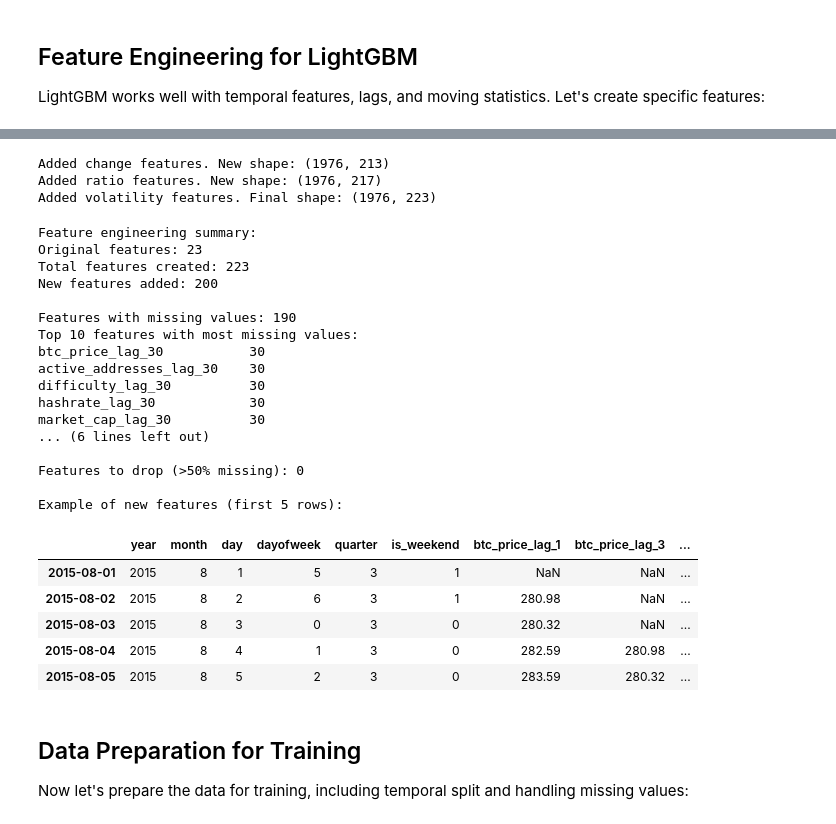
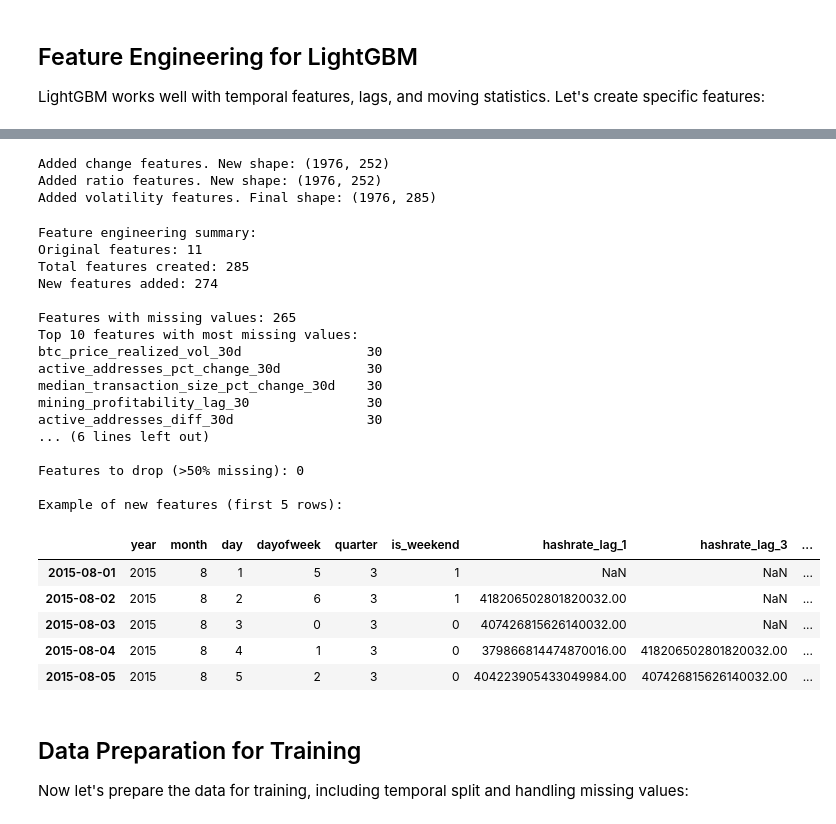
Before and after one commit to jose-fernando-1/Cryptocurrency, a Jupyter notebook: notebooks/LightGBM-processing.ipynb, the cells around one changed output, grey strips where cells are left out. Drawn from its saved outputs; the diff is of its cells as text; code cells hidden in the pictures.

```diff
--- a/notebooks/LightGBM-processing.ipynb
+++ b/notebooks/LightGBM-processing.ipynb
@@ -186,8 +177,7 @@ features_df['quarter'] = features_df.index.quarter
 features_df['is_weekend'] = (features_df.index.dayofweek >= 5).astype(int)
 
 # 2. Lag Features for key variables
-key_vars = ['btc_price', 'active_addresses', 'transactions', 'market_cap',
-           'difficulty', 'hashrate', 'FEDFUNDS', 'gold_close']
+key_vars = FEATURES
 
 lag_periods = [1, 3, 7, 14, 30]
 
@@ -228,26 +218,38 @@ for var in key_vars:
 print(f"Added change features. New shape: {features_df.shape}")
 
 # 5. Ratios and Interactions
-features_df['btc_price_to_gold'] = features_df['btc_price'] / features_df['gold_close']
-features_df['market_cap_to_transactions'] = features_df['market_cap'] / (features_df['transactions'] + 1e-8)
-features_df['hashrate_to_difficulty'] = features_df['hashrate'] / (features_df['difficulty'] + 1e-8)
-features_df['transactions_per_address'] = features_df['transactions'] / (features_df['active_addresses'] + 1e-8)
+if all(col in features_df.columns for col in ['btc_price', 'gold_open']):
+    features_df['btc_price_to_gold'] = features_df['btc_price'] / (features_df['gold_open'] + 1e-8)
+if all(col in features_df.columns for col in ['hashrate', 'difficulty']):
+    features_df['hashrate_to_difficulty'] = features_df['hashrate'] / (features_df['difficulty'] + 1e-8)
+if all(col in features_df.columns for col in ['av_transaction_value', 'active_addresses']):
+    features_df['transaction_value_per_address'] = features_df['av_transaction_value'] / (features_df['active_addresses'] + 1e-8)
 
 print(f"Added ratio features. New shape: {features_df.shape}")
 
 # 6. Volatility Features (rolling standard deviation normalized by mean)
-for var in ['btc_price', 'market_cap', 'transactions']:
+vol_windows = [7, 14, 30]
+eps = 1e-8
+
+for var in key_vars:
     if var in features_df.columns:
-        for window in [7, 30]:
-            mean_val = features_df[var].rolling(window=window).mean()
-            std_val = features_df[var].rolling(window=window).std()
-            features_df[f'{var}_volatility_{window}d'] = std_val / (mean_val + 1e-8)
+        s = features_df[var]
+        for w in vol_windows:
+            roll = s.rolling(window=w)
+            # Normalized volatility (std / mean)
+            features_df[f'{var}_volatility_{w}d'] = roll.std() / (roll.mean() + eps)
+
+# Realized volatility for btc_price using log returns (annualized)
+if 'btc_price' in features_df.columns:
+    log_ret = np.log(features_df['btc_price'] / features_df['btc_price'].shift(1))
+    for w in vol_windows:
+        features_df[f'btc_price_realized_vol_{w}d'] = log_ret.rolling(w).std() * np.sqrt(365)  # annualized estimate
 
 print(f"Added volatility features. Final shape: {features_df.shape}")
 # %% [output]
-Added change features. New shape: (1976, 213)
-Added ratio features. New shape: (1976, 217)
-Added volatility features. Final shape: (1976, 223)
+Added change features. New shape: (1976, 252)
+Added ratio features. New shape: (1976, 252)
+Added volatility features. Final shape: (1976, 285)
 # %%
 # Check feature creation results
 print("Feature engineering summary:")
@@ -258,49 +260,59 @@ print(f"New features added: {len(features_df.columns) - len(df.columns)}")
 # Check missing values after feature engineering
 missing_after_fe = features_df.isnull().sum()
 missing_features = missing_after_fe[missing_after_fe > 0].sort_values(ascending=False)
 
-print(f"\nFeatures with missing values: {len(missing_features)}")
+print(f"\nFeatures with missing values (pre-trim): {len(missing_features)}")
 print("Top 10 features with most missing values:")
 print(missing_features.head(10))
+
+# Context: Many NaNs are expected from edges due to lags/rolling/pct_change.
+# Let's also show missing values AFTER trimming the first 30 rows (what training will see).
+missing_after_trim = features_df.iloc[30:].isnull().sum()
+missing_features_after_trim = missing_after_trim[missing_after_trim > 0].sort_values(ascending=False)
+print(f"\nFeatures with missing values after first-30-day trim: {len(missing_features_after_trim)}")
+print("Top 10 after trim:")
+print(missing_features_after_trim.head(10))
 
 # Remove features with too many missing values (>50% of data)
 threshold = len(features_df) * 0.5
 features_to_drop = missing_features[missing_features > threshold].index.tolist()
 print(f"\nFeatures to drop (>50% missing): {len(features_to_drop)}")
 
 if features_to_drop:
     features_df = features_df.drop(columns=features_to_drop)
     print(f"Shape after dropping high-missing features: {features_df.shape}")
 
 # Show some example new features
 print("\nExample of new features (first 5 rows):")
 new_feature_cols = [col for col in features_df.columns if col not in df.columns]
 if len(new_feature_cols) > 10:
     display(features_df[new_feature_cols[:10]].head())
+else:
+    display(features_df[new_feature_cols].head())
 # %% [output]
 Feature engineering summary:
-Original features: 23
-Total features created: 223
-New features added: 200
+Original features: 11
+Total features created: 285
+New features added: 274
 
-Features with missing values: 190
+Features with missing values: 265
 Top 10 features with most missing values:
-btc_price_lag_30           30
-active_addresses_lag_30    30
-difficulty_lag_30          30
-hashrate_lag_30            30
-market_cap_lag_30          30
+btc_price_realized_vol_30d                30
+active_addresses_pct_change_30d           30
+median_transaction_size_pct_change_30d    30
+mining_profitability_lag_30               30
+active_addresses_diff_30d                 30
 ... (6 lines left out)
 
 Features to drop (>50% missing): 0
 
 Example of new features (first 5 rows):
-|  | year | month | day | dayofweek | quarter | is_weekend | btc_price_lag_1 | btc_price_lag_3 | ... |
+|  | year | month | day | dayofweek | quarter | is_weekend | hashrate_lag_1 | hashrate_lag_3 | ... |
 | 2015-08-01 | 2015 | 8 | 1 | 5 | 3 | 1 | NaN | NaN | ... |
-| 2015-08-02 | 2015 | 8 | 2 | 6 | 3 | 1 | 280.98 | NaN | ... |
-| 2015-08-03 | 2015 | 8 | 3 | 0 | 3 | 0 | 280.32 | NaN | ... |
-| 2015-08-04 | 2015 | 8 | 4 | 1 | 3 | 0 | 282.59 | 280.98 | ... |
-| 2015-08-05 | 2015 | 8 | 5 | 2 | 3 | 0 | 283.59 | 280.32 | ... |
+| 2015-08-02 | 2015 | 8 | 2 | 6 | 3 | 1 | 418206502801820032.00 | NaN | ... |
+| 2015-08-03 | 2015 | 8 | 3 | 0 | 3 | 0 | 407426815626140032.00 | NaN | ... |
+| 2015-08-04 | 2015 | 8 | 4 | 1 | 3 | 0 | 379866814474870016.00 | 418206502801820032.00 | ... |
+| 2015-08-05 | 2015 | 8 | 5 | 2 | 3 | 0 | 404223905433049984.00 | 407426815626140032.00 | ... |
 # %% [markdown]
 ## Data Preparation for Training
 
```
Also changed, not shown: parts of 9 cells of this notebook.
